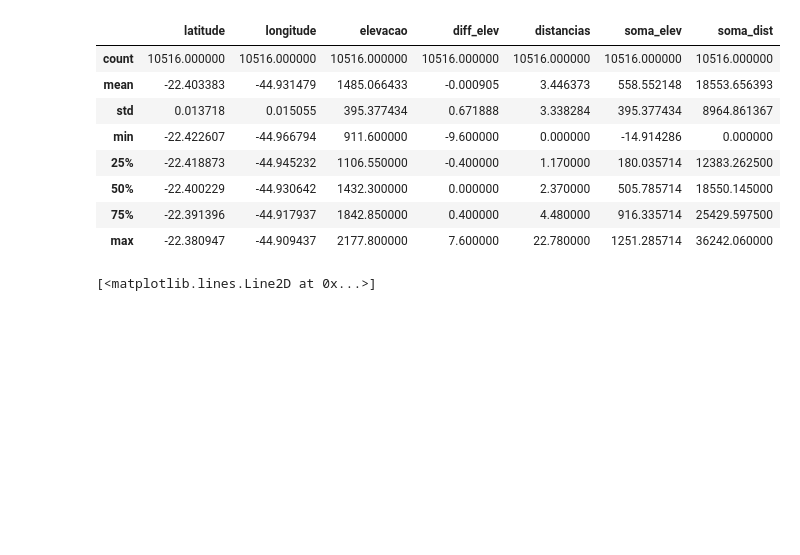
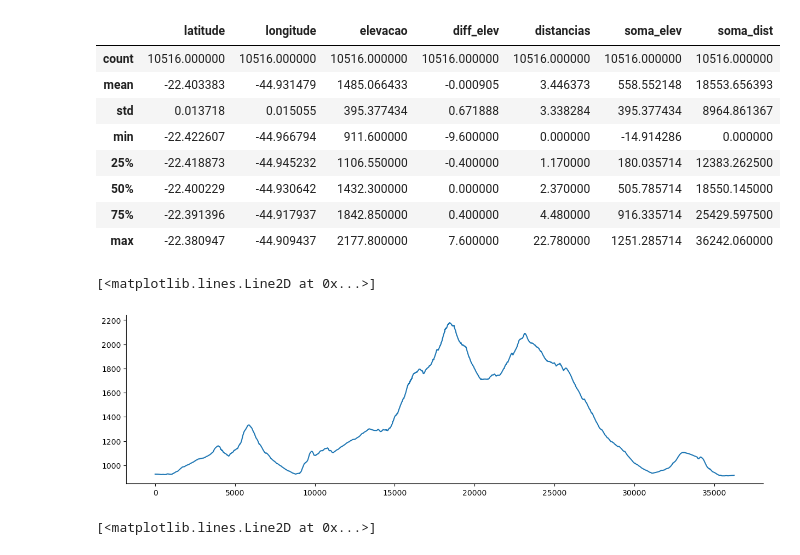
Before and after one commit to joaomts/-strava_analytics, a Jupyter notebook: gpx_strava.ipynb, the cells around one changed output. Drawn from its saved outputs; the diff is of its cells as text; code cells hidden in the pictures; blank space fills up the shorter version.

```diff
--- a/gpx_strava.ipynb
+++ b/gpx_strava.ipynb
@@ -264,6 +275,8 @@ df_final.head()
 | 8 | -22.390573 | -44.966668 | 926.400000 | 0.000000 | 2.88 | -0.114286 | 5.69 |
 | 9 | -22.390568 | -44.966689 | 926.200000 | -0.200000 | 2.23 | -0.314286 | 7.92 |
 | 13 | -22.390742 | -44.966651 | 926.000000 | -0.200000 | 19.74 | -0.514286 | 27.66 |
+# %%
+df_final = df_final.reset_index(drop=True)
 # %%
 df_final.describe()
 # %% [output]
@@ -276,6 +289,12 @@ df_final.describe()
 | 50% | -22.400229 | -44.930642 | 1432.300000 | 0.000000 | 2.370000 | 505.785714 | 18550.145000 |
 | 75% | -22.391396 | -44.917937 | 1842.850000 | 0.400000 | 4.480000 | 916.335714 | 25429.597500 |
 | max | -22.380947 | -44.909437 | 2177.800000 | 7.600000 | 22.780000 | 1251.285714 | 36242.060000 |
+# %%
+plt.figure(figsize=(15,4))
+plt.plot(df_final['soma_dist'], df_final['elevacao'])
+# %% [output]
+[<matplotlib.lines.Line2D at 0x...>]
+[figure, added]
 # %%
 plt.figure(figsize=(15,4))
 plt.plot(df_final['soma_dist'], df_final['soma_elev'])
```
Also changed, not shown: parts of 13 cells of this notebook, 1 other file.
